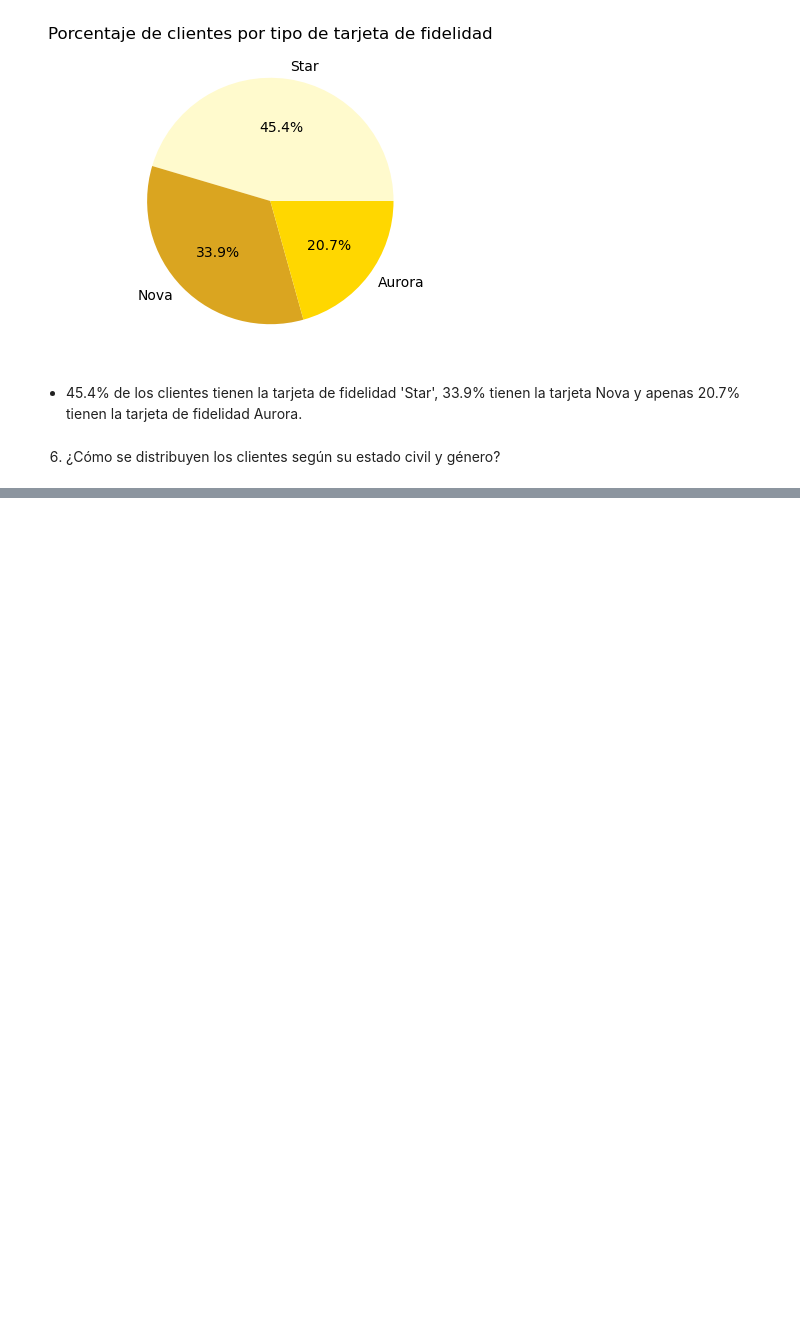
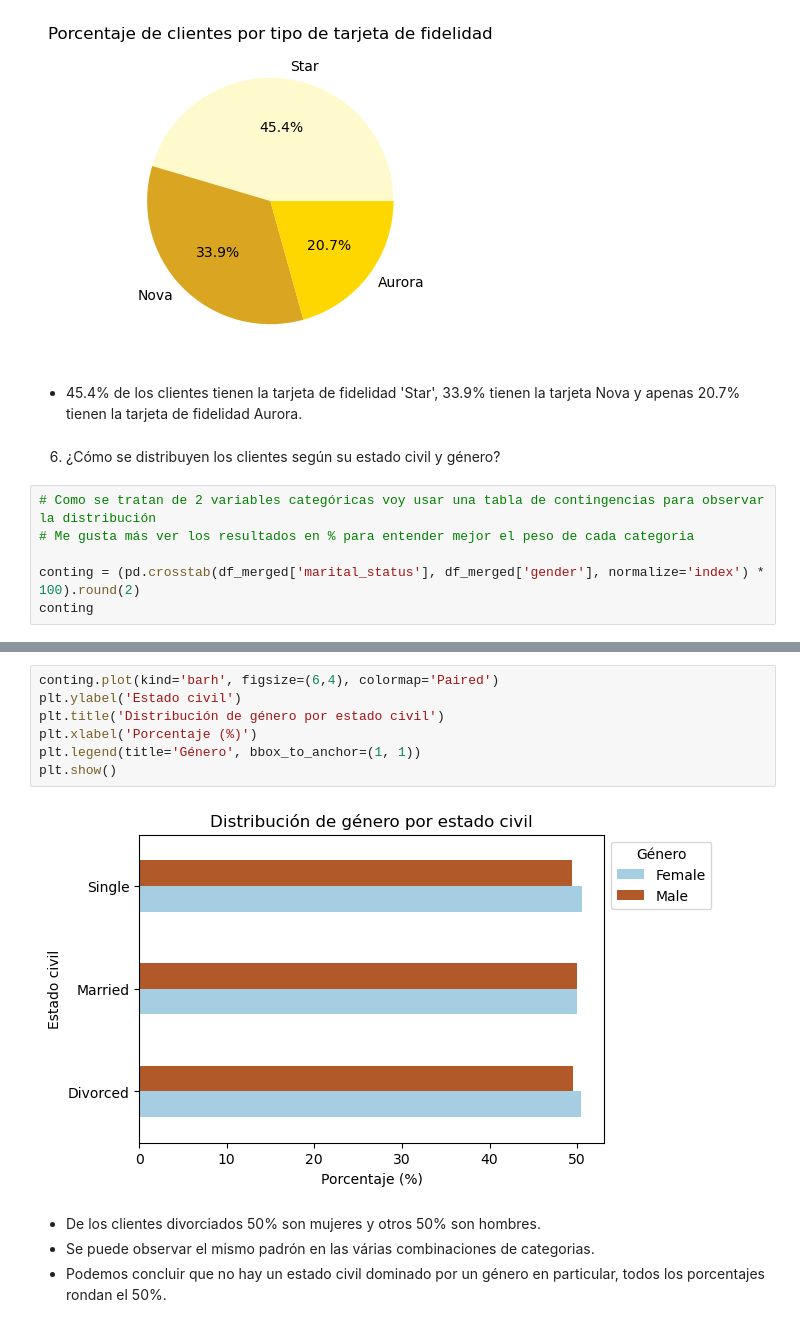
Before and after one commit to Adalab/bda-modulo-3-evaluacion-final-ariana-caldeira, a Jupyter notebook: EF_modulo_3_DA_Ariana.ipynb, the cells around one changed output, grey strips where cells are left out. Saved outputs shown, nothing was run; the diff lists cells and outputs as text; blank space fills up the shorter version.

```diff
--- a/EF_modulo_3_DA_Ariana.ipynb
+++ b/EF_modulo_3_DA_Ariana.ipynb
@@ -622,3 +694,9 @@ plt.show()
 - 45.4% de los clientes tienen la tarjeta de fidelidad 'Star', 33.9% tienen la tarjeta Nova y apenas 20.7% tienen la tarjeta de fidelidad Aurora.
 # %% [markdown]
 6. ¿Cómo se distribuyen los clientes según su estado civil y género?
+# %%
+# Como se tratan de 2 variables categóricas voy usar una tabla de contingencias para observar la distribución
+# Me gusta más ver los resultados en % para entender mejor el peso de cada categoria
+
+conting = (pd.crosstab(df_merged['marital_status'], df_merged['gender'], normalize='index') * 100).round(2)
+conting
@@ -624,0 +709,13 @@ plt.show()
+# %%
+conting.plot(kind='barh', figsize=(6,4), colormap='Paired')
+plt.ylabel('Estado civil')
+plt.title('Distribución de género por estado civil')
+plt.xlabel('Porcentaje (%)')
+plt.legend(title='Género', bbox_to_anchor=(1, 1))
+plt.show()
+# %% [output]
+[figure, added]
+# %% [markdown]
+- De los clientes divorciados 50% son mujeres y otros 50% son hombres.
+- Se puede observar el mismo padrón en las várias combinaciones de categorias.
+- Podemos concluir que no hay un estado civil dominado por un género en particular, todos los porcentajes rondan el 50%.
```
Also changed, not shown: parts of 16 cells of this notebook.
